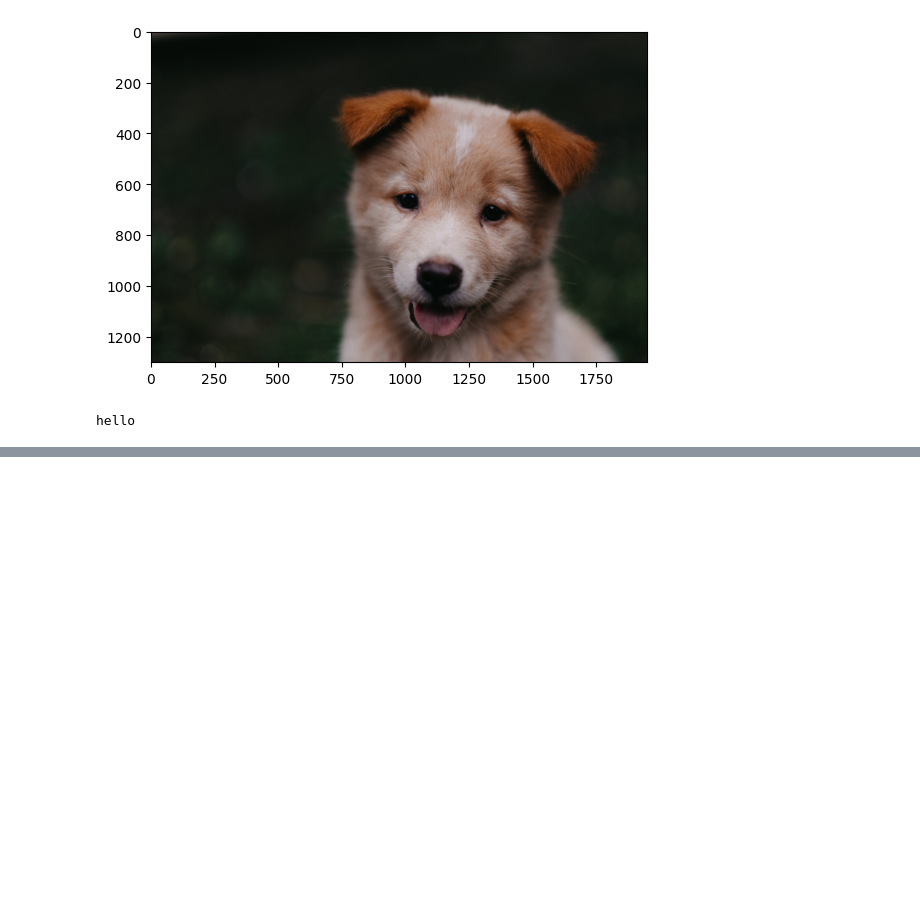
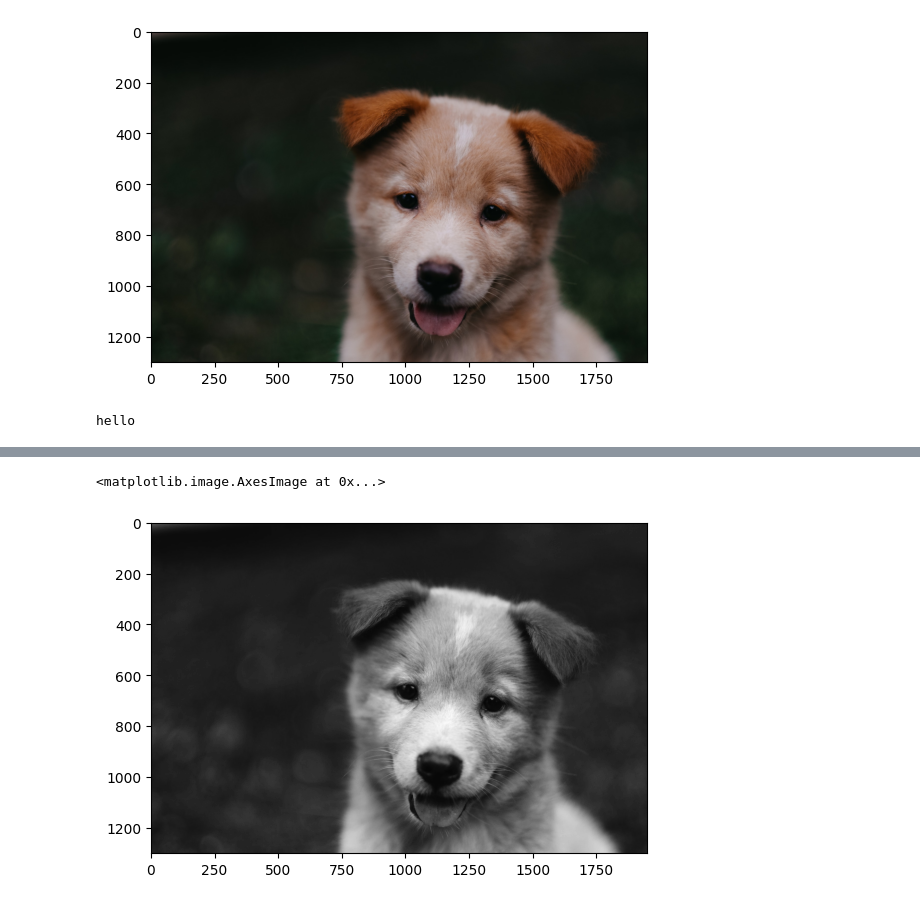
Before and after one commit to KamranBaig1122/python_prac, a Jupyter notebook: image_opener.ipynb, the cells around one changed output, grey strips where cells are left out. Saved outputs shown, nothing was run; the diff lists cells and outputs as text; code cells hidden in the pictures; blank space fills up the shorter version.

```diff
--- a/image_opener.ipynb
+++ b/image_opener.ipynb
@@ -35,0 +51,5 @@ hello
+# %%
+plt.imshow(pic_red[:,:,1], cmap="grey")
+# %% [output]
+<matplotlib.image.AxesImage at 0x...>
+[figure, added]
```
Also changed, not shown: parts of 6 cells of this notebook, 1 other file.
